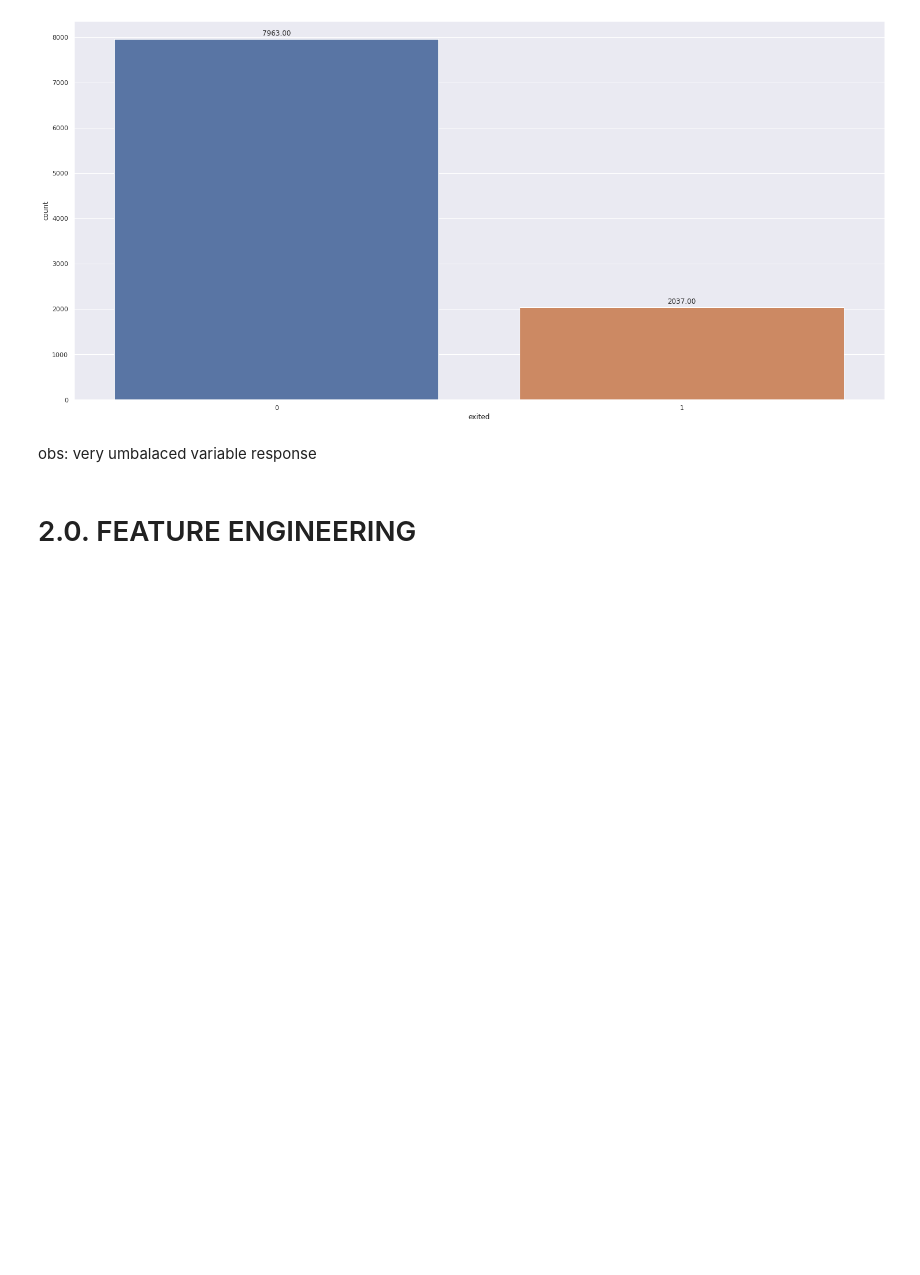
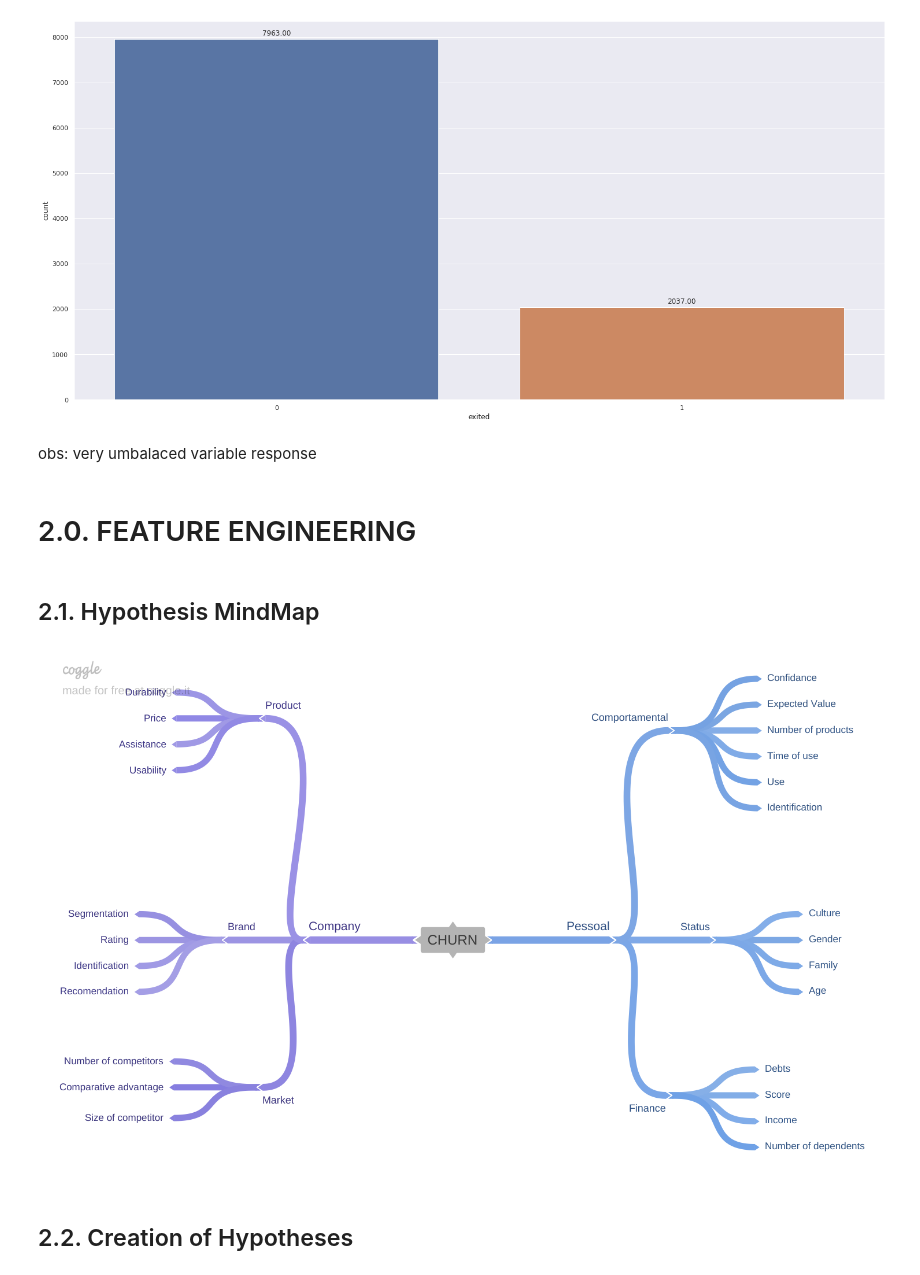
Before and after one commit to tadeucbm/churn_predict, a Jupyter notebook: notebooks/c1_churn_predict.ipynb, the cells around one changed output. Drawn from its saved outputs; the diff is of its cells as text; code cells hidden in the pictures; blank space fills up the shorter version.

```diff
--- a/notebooks/c1_churn_predict.ipynb
+++ b/notebooks/c1_churn_predict.ipynb
@@ -213,0 +217,9 @@ obs: very umbalaced variable response
+# %% [markdown]
+## 2.1. Hypothesis MindMap
+# %%
+img_url = 'https://raw.githubusercontent.com/tadeucbm/churn_predict/main/image/CHURN.png'
+Image(img_url)
+# %% [output]
+[figure, added]
+# %% [markdown]
+## 2.2. Creation of Hypotheses
```
Also changed, not shown: parts of 4 cells of this notebook.
